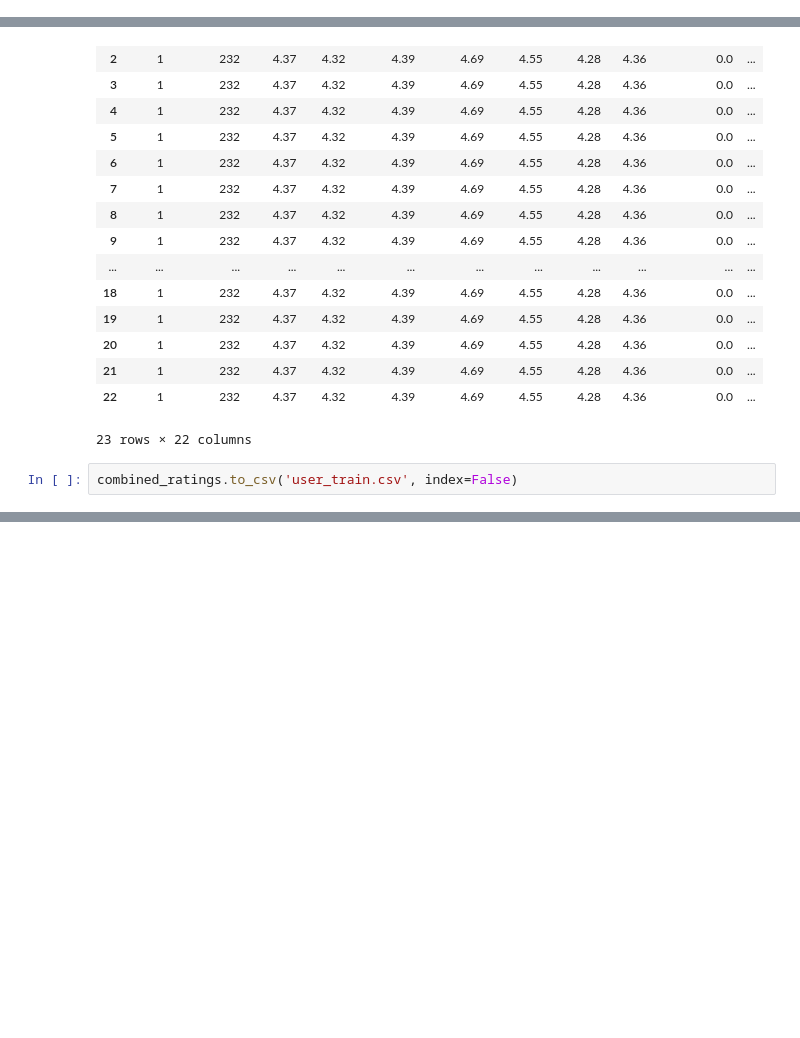
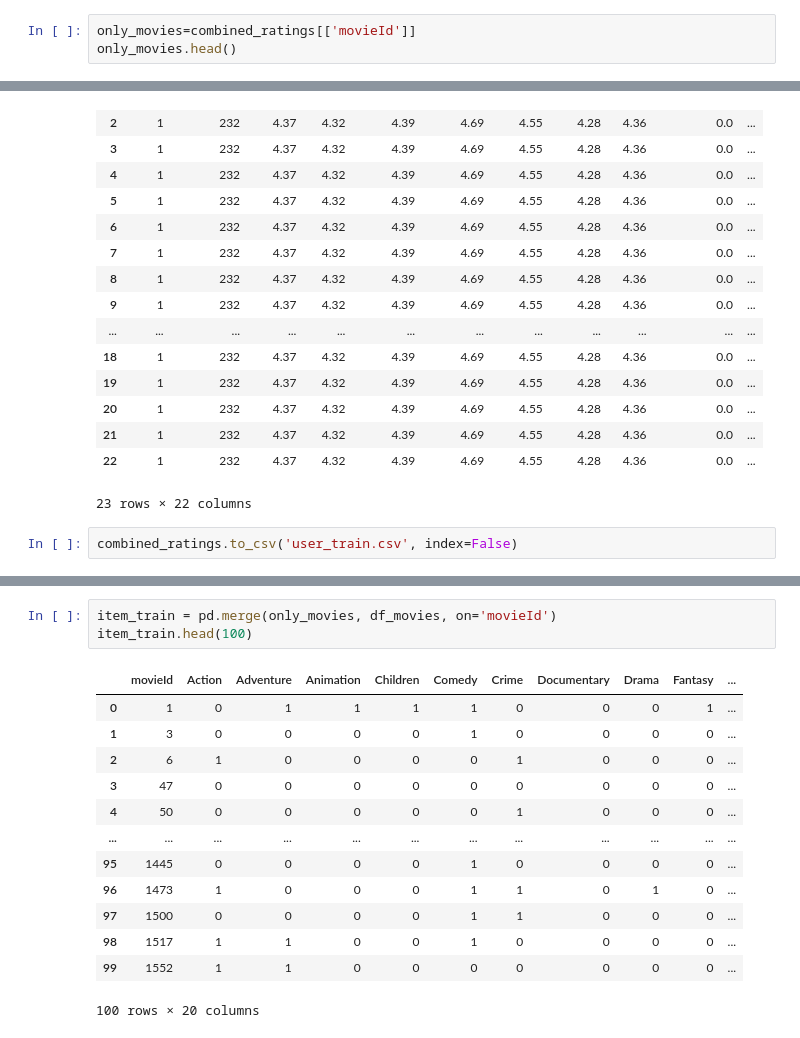
Before and after one commit to Madhushanka00/MovieMania, a Jupyter notebook: MLmodels/ftEngineeringUser.ipynb, the cells around one changed output, grey strips where cells are left out. Saved outputs shown, nothing was run; the diff lists cells and outputs as text; blank space fills up the shorter version.

```diff
--- a/MLmodels/ftEngineeringUser.ipynb
+++ b/MLmodels/ftEngineeringUser.ipynb
@@ -263,3 +263,6 @@ rating_df.head()
 | 2 | 4.0 |
 | 3 | 5.0 |
 | 4 | 5.0 |
+# %%
+only_movies=combined_ratings[['movieId']]
+only_movies.head()
@@ -311,0 +340,17 @@ combined_ratings.to_csv('user_train.csv', index=False)
+# %%
+item_train = pd.merge(only_movies, df_movies, on='movieId')
+item_train.head(100)
+# %% [output]
+|  | movieId | Action | Adventure | Animation | Children | Comedy | Crime | Documentary | Drama | Fantasy | ... |
+| 0 | 1 | 0 | 1 | 1 | 1 | 1 | 0 | 0 | 0 | 1 | ... |
+| 1 | 3 | 0 | 0 | 0 | 0 | 1 | 0 | 0 | 0 | 0 | ... |
+| 2 | 6 | 1 | 0 | 0 | 0 | 0 | 1 | 0 | 0 | 0 | ... |
+| 3 | 47 | 0 | 0 | 0 | 0 | 0 | 0 | 0 | 0 | 0 | ... |
+| 4 | 50 | 0 | 0 | 0 | 0 | 0 | 1 | 0 | 0 | 0 | ... |
+| ... | ... | ... | ... | ... | ... | ... | ... | ... | ... | ... | ... |
+| 95 | 1445 | 0 | 0 | 0 | 0 | 1 | 0 | 0 | 0 | 0 | ... |
+| 96 | 1473 | 1 | 0 | 0 | 0 | 1 | 1 | 0 | 1 | 0 | ... |
+| 97 | 1500 | 0 | 0 | 0 | 0 | 1 | 1 | 0 | 0 | 0 | ... |
+| 98 | 1517 | 1 | 1 | 0 | 0 | 1 | 0 | 0 | 0 | 0 | ... |
+| 99 | 1552 | 1 | 1 | 0 | 0 | 0 | 0 | 0 | 0 | 0 | ... |
+100 rows × 20 columns
```
Also changed, not shown: parts of 3 cells of this notebook, 2 other files.
